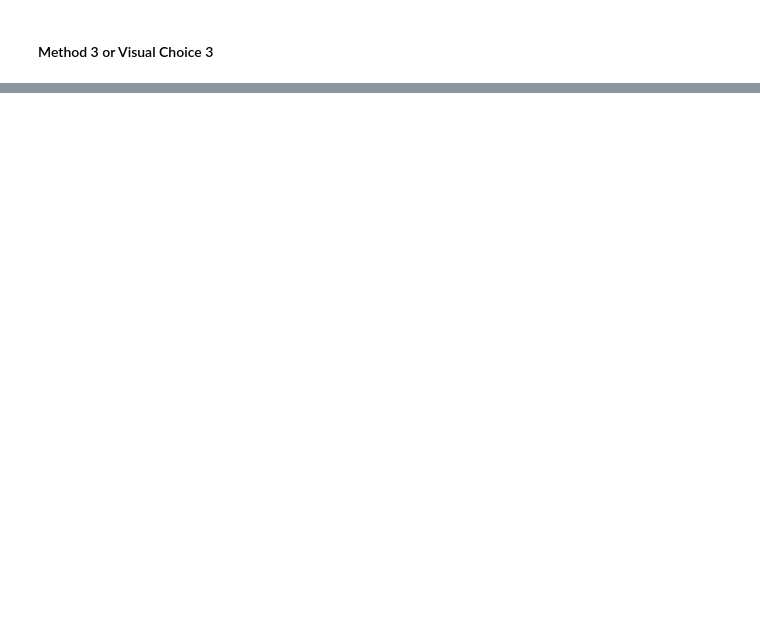
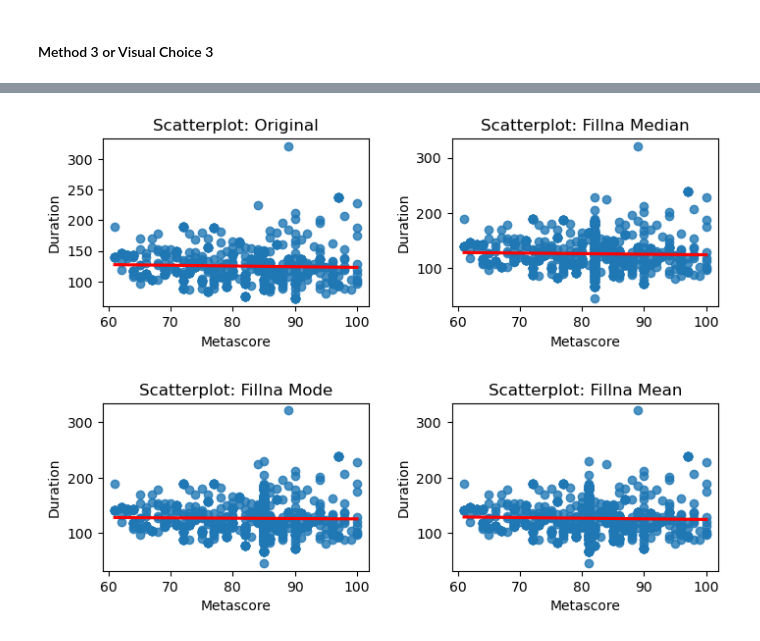
Before and after one commit to likeawednesday/TechCamp_DataViz, a Jupyter notebook: movie_ratings_SOLUTIONS.ipynb, the cells around one changed output, grey strips where cells are left out. Cells and saved outputs as stored; diff of their text form; code cells hidden in the pictures; blank space fills up the shorter version.

```diff
--- a/movie_ratings_SOLUTIONS.ipynb
+++ b/movie_ratings_SOLUTIONS.ipynb
@@ -371,3 +392,10 @@ df_drop.dropna(subset = ['Metascore'], inplace=True)
 df_drop['Metascore'].isna().sum()
 # %% [output]
 0
+# %%
+# fillna with mode
+df_mode['Metascore'].fillna(df_mode['Metascore'].mode()[0], inplace = True)
+
+# check that no NaN/nulls are remaining
+# it's always good to check that your code has done what you think you told it to do
+df_mode['Metascore'].isna().sum()
@@ -434,0 +557,6 @@ dtype: int64
+# %%
+# split on delimiter ' ' and add new column 'Duration Type' (in the event we need this later for some reason)
+df[['Duration', 'Duration Type']] = df['Duration'].str.split(' ', expand=True)
+df_mean[['Duration', 'Duration Type']] = df_mean['Duration'].str.split(' ', expand=True)
+df_median[['Duration', 'Duration Type']] = df_median['Duration'].str.split(' ', expand=True)
+df_mode[['Duration', 'Duration Type']] = df_mode['Duration'].str.split(' ', expand=True)
@@ -434,0 +587,46 @@ dtype: int64
+# %%
+# duration is a string in the dfs but we want it to be numeric
+df['Duration'] = pd.to_numeric(df['Duration'])
+df_mean['Duration'] = pd.to_numeric(df_mean['Duration'])
+df_median['Duration'] = pd.to_numeric(df_median['Duration'])
+df_mode['Duration'] = pd.to_numeric(df_mode['Duration'])
+# %%
+# create scatterplot with trendline, called a regplot
+
+# set subplots
+f, ((ax1, ax2), (ax3, ax4)) = plt.subplots(2, 2, figsize=(7, 5), sharex = False)
+# adjust spacing between subplots (w_pad for width between plots, h_pad for vertical between plots)
+f.tight_layout(w_pad = 3, h_pad = 5)
+
+sns.regplot(data = df,
+            x = 'Metascore',
+            y = 'Duration',
+            ci = False,
+            line_kws = {'color' : 'red'},
+            ax = ax1
+           ).set_title('Scatterplot: Original')
+sns.regplot(data = df_median,
+            x = 'Metascore',
+            y = 'Duration',
+            ci = False,
+            line_kws = {'color' : 'red'},
+            ax = ax2
+           ).set_title('Scatterplot: Fillna Median')
+sns.regplot(data = df_mode,
+            x = 'Metascore',
+            y = 'Duration',
+            ci = False,
+            line_kws = {'color' : 'red'},
+            ax = ax3
+           ).set_title('Scatterplot: Fillna Mode')
+sns.regplot(data = df_mean,
+            x = 'Metascore',
+            y = 'Duration',
+            ci = False,
+            line_kws = {'color' : 'red'},
+            ax = ax4
+           ).set_title('Scatterplot: Fillna Mean')
+
+plt.show()
+# %% [output]
+[figure, added]
```
Also changed, not shown: parts of 14 cells of this notebook.
